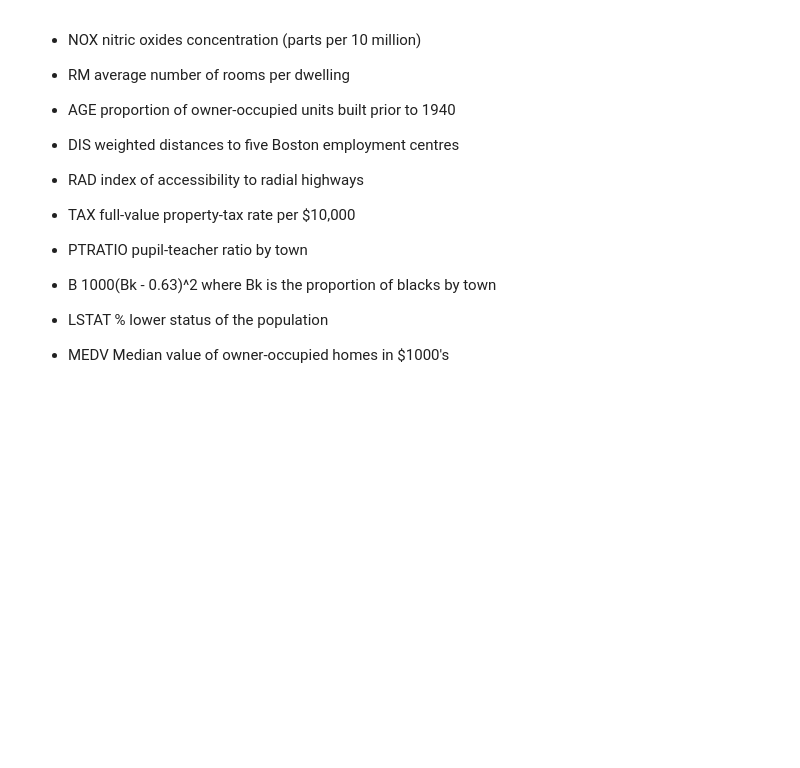
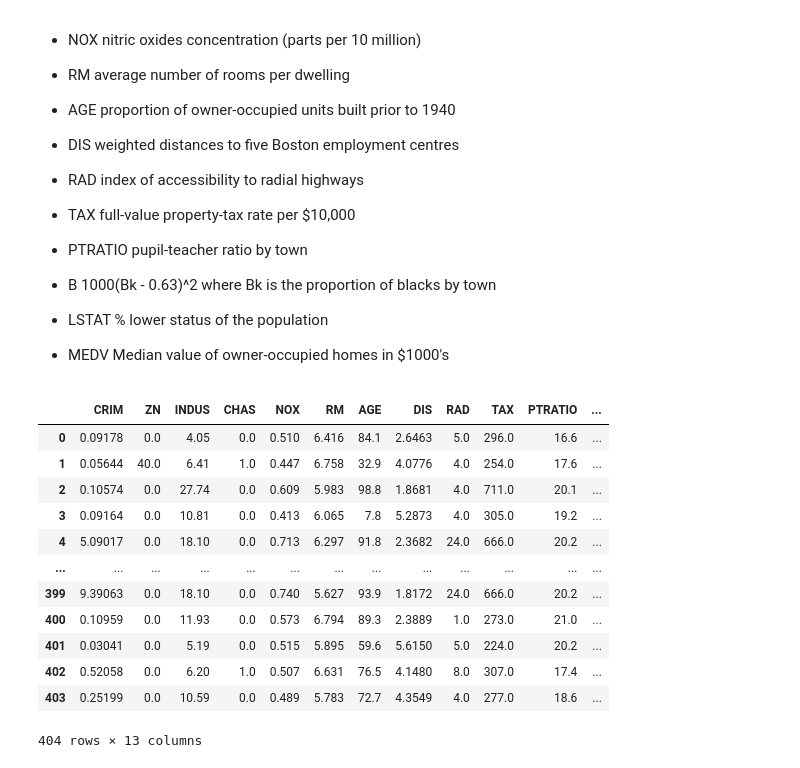
Before and after one commit to pkro/tensorflow_cert_training, a Jupyter notebook: notebooks/01c_challenges_and_extra_curriculum.ipynb, the cells around one changed output. Cells and saved outputs as stored; diff of their text form; code cells hidden in the pictures; blank space fills up the shorter version.

Commit message:
added column names

```diff
--- a/notebooks/01c_challenges_and_extra_curriculum.ipynb
+++ b/notebooks/01c_challenges_and_extra_curriculum.ipynb
@@ -341,3 +341,20 @@ Variables in order:
 -  B        1000(Bk - 0.63)^2 where Bk is the proportion of blacks by town
 -  LSTAT    % lower status of the population
 -  MEDV     Median value of owner-occupied homes in $1000's
+# %%
+df = pd.DataFrame(X_train, columns=['CRIM', 'ZN', 'INDUS','CHAS','NOX','RM','AGE','DIS','RAD','TAX','PTRATIO','B1000','LSTAT'])
+df
+# %% [output]
+|  | CRIM | ZN | INDUS | CHAS | NOX | RM | AGE | DIS | RAD | TAX | PTRATIO | ... |
+| 0 | 0.09178 | 0.0 | 4.05 | 0.0 | 0.510 | 6.416 | 84.1 | 2.6463 | 5.0 | 296.0 | 16.6 | ... |
+| 1 | 0.05644 | 40.0 | 6.41 | 1.0 | 0.447 | 6.758 | 32.9 | 4.0776 | 4.0 | 254.0 | 17.6 | ... |
+| 2 | 0.10574 | 0.0 | 27.74 | 0.0 | 0.609 | 5.983 | 98.8 | 1.8681 | 4.0 | 711.0 | 20.1 | ... |
+| 3 | 0.09164 | 0.0 | 10.81 | 0.0 | 0.413 | 6.065 | 7.8 | 5.2873 | 4.0 | 305.0 | 19.2 | ... |
+| 4 | 5.09017 | 0.0 | 18.10 | 0.0 | 0.713 | 6.297 | 91.8 | 2.3682 | 24.0 | 666.0 | 20.2 | ... |
+| ... | ... | ... | ... | ... | ... | ... | ... | ... | ... | ... | ... | ... |
+| 399 | 9.39063 | 0.0 | 18.10 | 0.0 | 0.740 | 5.627 | 93.9 | 1.8172 | 24.0 | 666.0 | 20.2 | ... |
+| 400 | 0.10959 | 0.0 | 11.93 | 0.0 | 0.573 | 6.794 | 89.3 | 2.3889 | 1.0 | 273.0 | 21.0 | ... |
+| 401 | 0.03041 | 0.0 | 5.19 | 0.0 | 0.515 | 5.895 | 59.6 | 5.6150 | 5.0 | 224.0 | 20.2 | ... |
+| 402 | 0.52058 | 0.0 | 6.20 | 1.0 | 0.507 | 6.631 | 76.5 | 4.1480 | 8.0 | 307.0 | 17.4 | ... |
+| 403 | 0.25199 | 0.0 | 10.59 | 0.0 | 0.489 | 5.783 | 72.7 | 4.3549 | 4.0 | 277.0 | 18.6 | ... |
+404 rows × 13 columns
```
